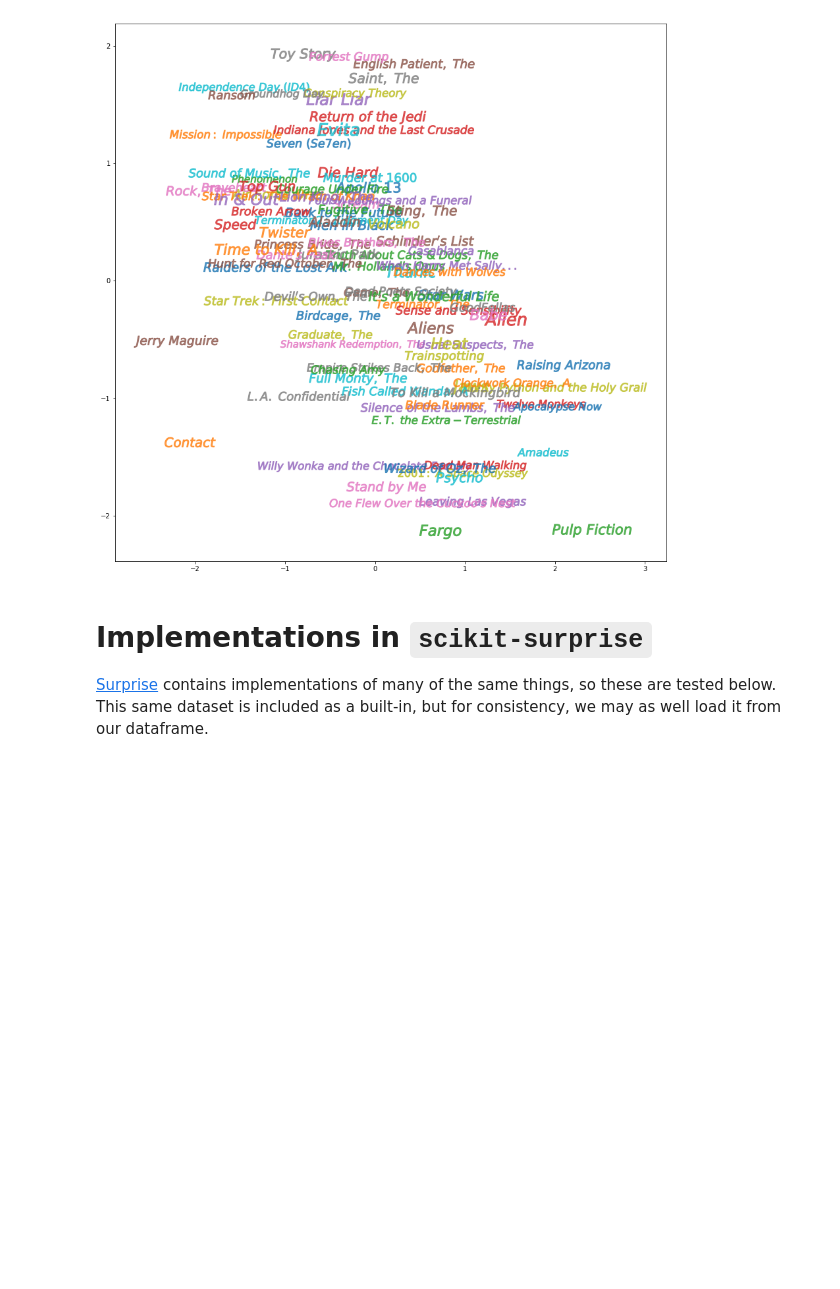
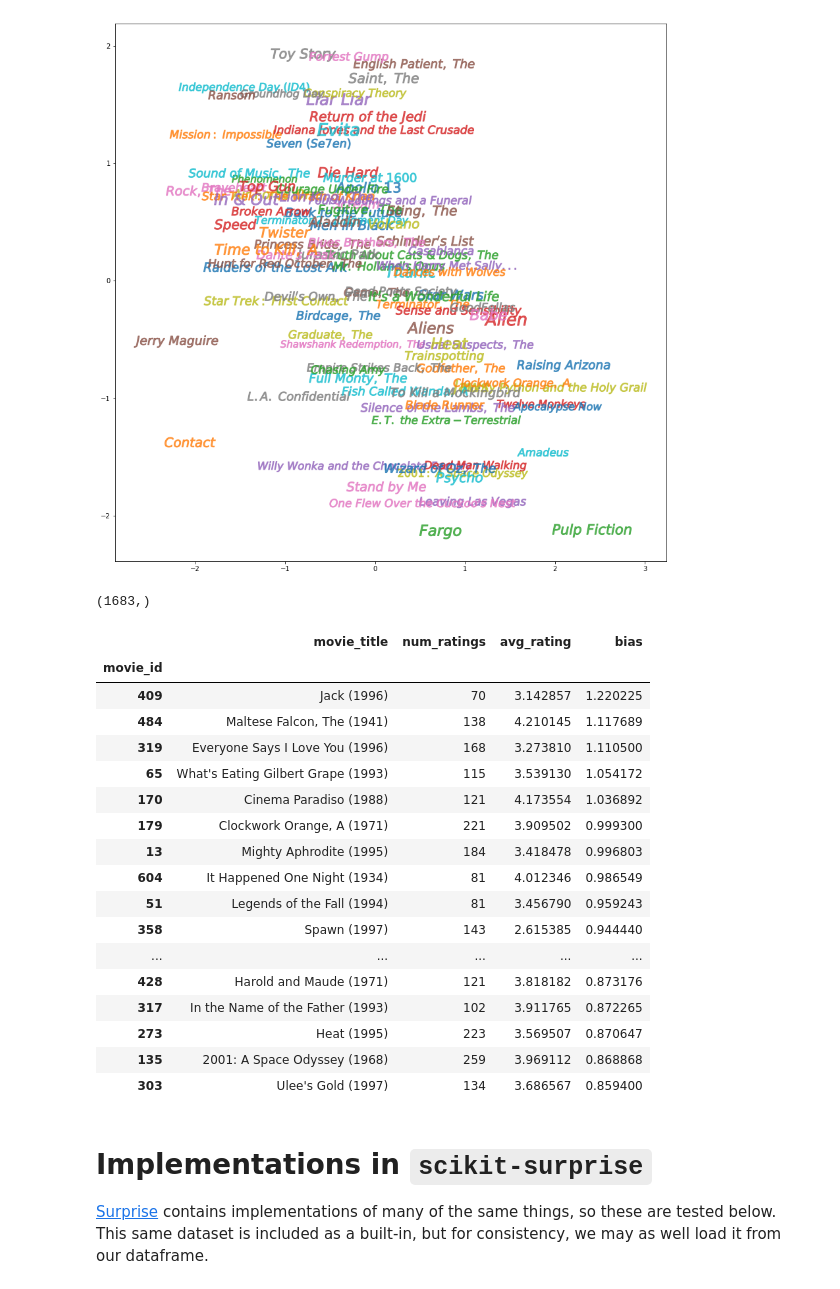
Before and after one commit to Hodapp87/recommender-examples, a Jupyter notebook: Recommender Systems.ipynb, the cells around one changed output. Saved outputs shown, nothing was run; the diff lists cells and outputs as text; code cells hidden in the pictures; blank space fills up the shorter version.

```diff
--- a/Recommender Systems.ipynb
+++ b/Recommender Systems.ipynb
@@ -677,6 +694,31 @@ for i,item in enumerate(factors):
 plt.show()
 # %% [output]
 [figure]
+# %%
+svd100.b_i.shape
+# %% [output]
+(1683,)
+# %%
+movie_stats.assign(bias = svd100.b_i[:-1]).sort_values("bias", ascending=False)[:25]
+# %% [output]
+|  | movie_title | num_ratings | avg_rating | bias |
+| movie_id |  |  |  |  |
+| 409 | Jack (1996) | 70 | 3.142857 | 1.220225 |
+| 484 | Maltese Falcon, The (1941) | 138 | 4.210145 | 1.117689 |
+| 319 | Everyone Says I Love You (1996) | 168 | 3.273810 | 1.110500 |
+| 65 | What's Eating Gilbert Grape (1993) | 115 | 3.539130 | 1.054172 |
+| 170 | Cinema Paradiso (1988) | 121 | 4.173554 | 1.036892 |
+| 179 | Clockwork Orange, A (1971) | 221 | 3.909502 | 0.999300 |
+| 13 | Mighty Aphrodite (1995) | 184 | 3.418478 | 0.996803 |
+| 604 | It Happened One Night (1934) | 81 | 4.012346 | 0.986549 |
+| 51 | Legends of the Fall (1994) | 81 | 3.456790 | 0.959243 |
+| 358 | Spawn (1997) | 143 | 2.615385 | 0.944440 |
+| ... | ... | ... | ... | ... |
+| 428 | Harold and Maude (1971) | 121 | 3.818182 | 0.873176 |
+| 317 | In the Name of the Father (1993) | 102 | 3.911765 | 0.872265 |
+| 273 | Heat (1995) | 223 | 3.569507 | 0.870647 |
+| 135 | 2001: A Space Odyssey (1968) | 259 | 3.969112 | 0.868868 |
+| 303 | Ulee's Gold (1997) | 134 | 3.686567 | 0.859400 |
 # %% [markdown]
 # Implementations in `scikit-surprise`
 
```
Also changed, not shown: parts of 10 cells of this notebook.
